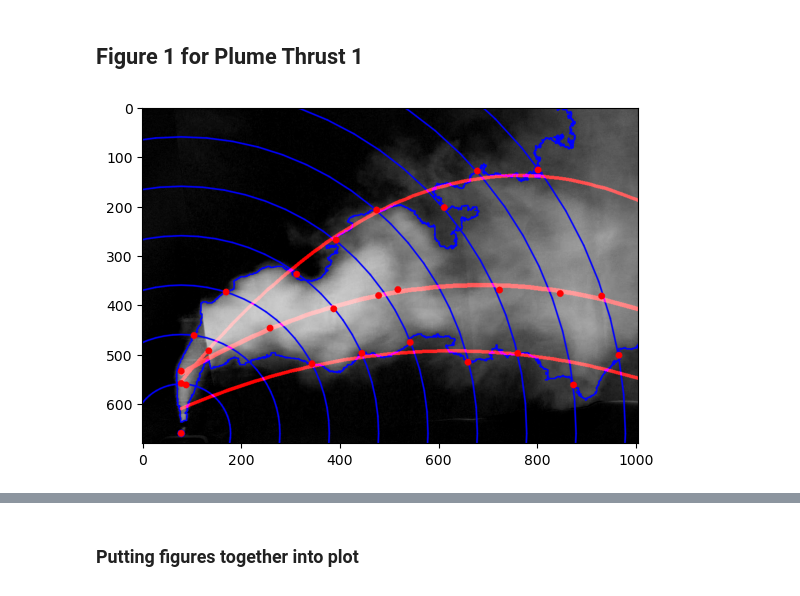
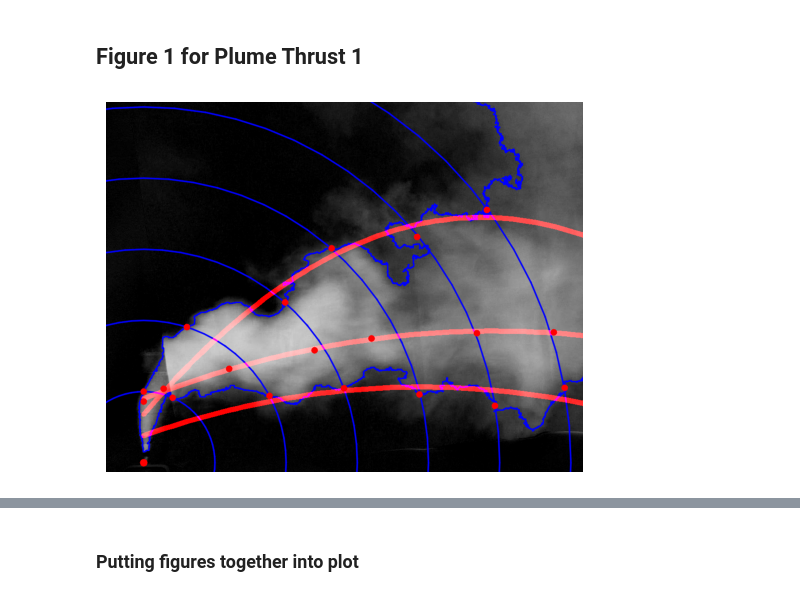
Before and after one commit to MalachiteWind/ROM-Plumes-Experiments, a Jupyter notebook: figures.ipynb, the cells around one changed output, grey strips where cells are left out. Drawn from its saved outputs; the diff is of its cells as text; code cells hidden in the pictures.

Commit message:
updated figure to plot

```diff
--- a/figures.ipynb
+++ b/figures.ipynb
@@ -34,6 +34,9 @@ plume_learner.orig_center = leak_source
 
 # Have to run through concentric_circle to get the plotting data
 
+num_of_circs = 6
+radii=150
+
 frame = cv2.imread(img_path)
 output=plume_learner.concentric_circle(
     img=frame,
@@ -41,16 +44,16 @@ output=plume_learner.concentric_circle(
     plume_contour=True, # This was added into source-- but probably not necessary anymore
     boundary_ring=True,
     fit_poly=True,
-    num_of_circs=9,
-    radii=100,
-    rtol=1e-5,
-    atol=1e-80
+    num_of_circs=num_of_circs, #9 # 22
+    radii=radii, # 100   # 50
+    rtol=1e-8,
+    # atol=1e-7
 )
 plotting_data = output[-1]
 
 
 # cropping values
-y1 = 200+150
+y1 = 200+50
 y2 = 1080-50
 x1 = 250
 x2 = 1255
@@ -58,9 +61,10 @@ cropping_dimension = [y1,y2,x1,x2]
 # %%
 frame = output[0]
 frame_flip = np.fliplr(frame)
 frame_crop = frame_flip[y1:y2, x1:x2]
 
 plt.imshow(frame_crop)
+plt.axis('off')
 plt.show()
 # %% [output]
-[figure, old version]
+[figure, new version]
```
Also changed, not shown: parts of 8 cells of this notebook.
